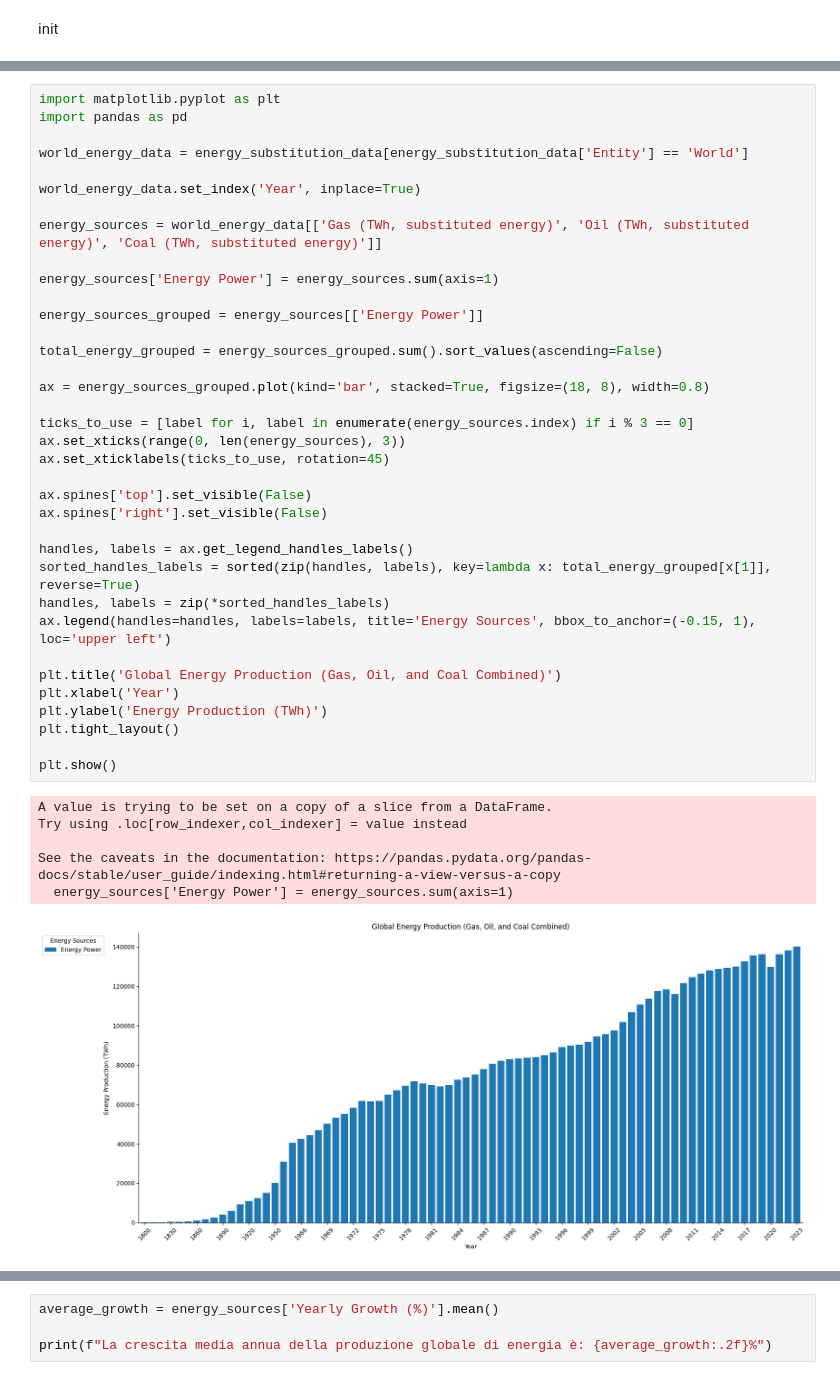
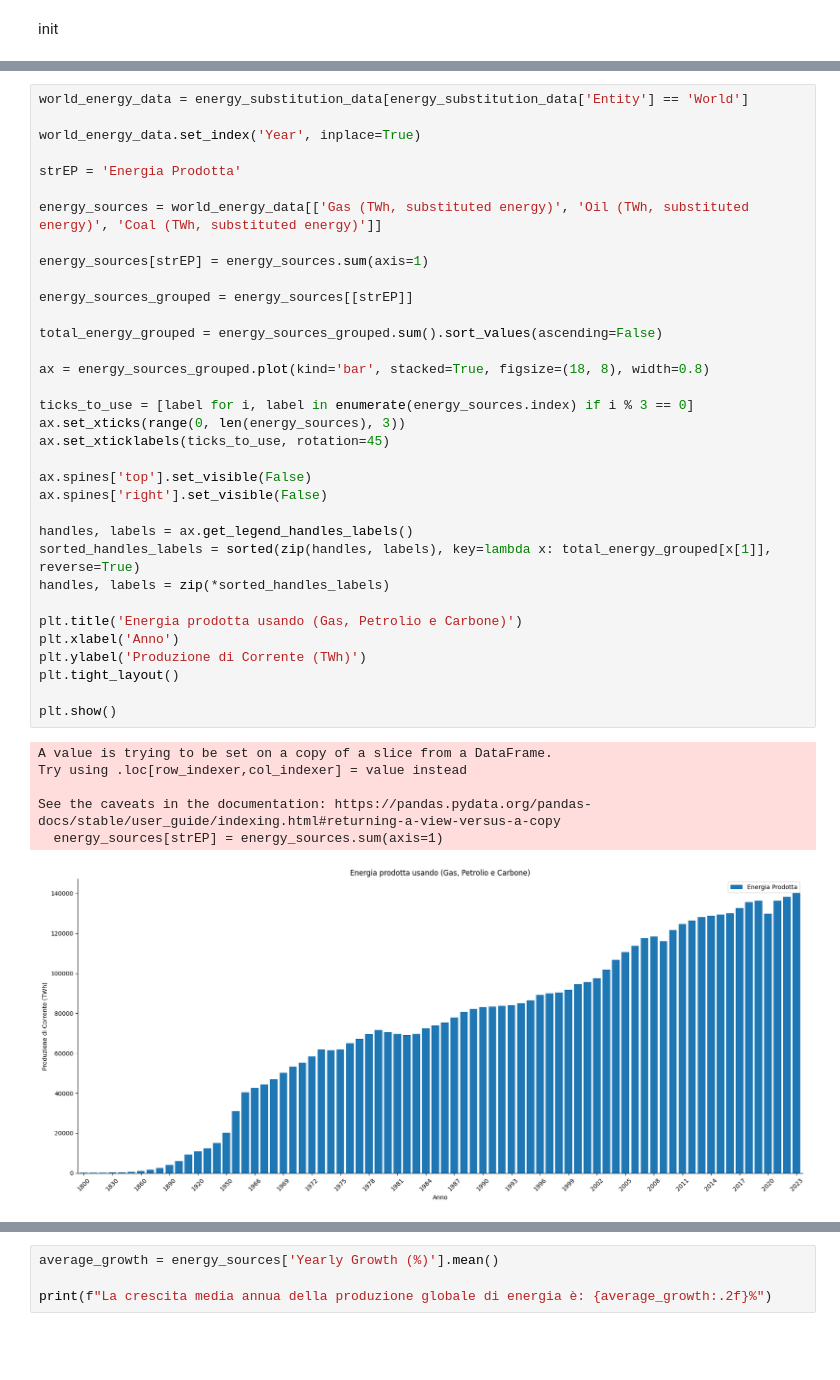
Before and after one commit to MartinWWDC/Carbon_Neutral_2050, a Jupyter notebook: Codici-Data/1-consumo.ipynb, the cells around one changed output, grey strips where cells are left out. Saved outputs shown, nothing was run; the diff lists cells and outputs as text; blank space fills up the shorter version.

```diff
--- a/Codici-Data/1-consumo.ipynb
+++ b/Codici-Data/1-consumo.ipynb
@@ -17,46 +17,44 @@ energy_substitution_data.head()
 | 3 | World | OWID_WRL | 1830 | 0.0 | 0.0 | 0.0 | ... |
 | 4 | World | OWID_WRL | 1840 | 0.0 | 0.0 | 0.0 | ... |
 # %%
-import matplotlib.pyplot as plt
-import pandas as pd
-
 world_energy_data = energy_substitution_data[energy_substitution_data['Entity'] == 'World']
 
 world_energy_data.set_index('Year', inplace=True)
 
+strEP = 'Energia Prodotta'
+
 energy_sources = world_energy_data[['Gas (TWh, substituted energy)', 'Oil (TWh, substituted energy)', 'Coal (TWh, substituted energy)']]
 
-energy_sources['Energy Power'] = energy_sources.sum(axis=1)
+energy_sources[strEP] = energy_sources.sum(axis=1)
 
-energy_sources_grouped = energy_sources[['Energy Power']]
+energy_sources_grouped = energy_sources[[strEP]]
 
 total_energy_grouped = energy_sources_grouped.sum().sort_values(ascending=False)
 
 ax = energy_sources_grouped.plot(kind='bar', stacked=True, figsize=(18, 8), width=0.8)
 
 ticks_to_use = [label for i, label in enumerate(energy_sources.index) if i % 3 == 0]
 ax.set_xticks(range(0, len(energy_sources), 3))
 ax.set_xticklabels(ticks_to_use, rotation=45)
 
 ax.spines['top'].set_visible(False)
 ax.spines['right'].set_visible(False)
 
 handles, labels = ax.get_legend_handles_labels()
 sorted_handles_labels = sorted(zip(handles, labels), key=lambda x: total_energy_grouped[x[1]], reverse=True)
 handles, labels = zip(*sorted_handles_labels)
-ax.legend(handles=handles, labels=labels, title='Energy Sources', bbox_to_anchor=(-0.15, 1), loc='upper left')
 
-plt.title('Global Energy Production (Gas, Oil, and Coal Combined)')
-plt.xlabel('Year')
-plt.ylabel('Energy Production (TWh)')
+plt.title('Energia prodotta usando (Gas, Petrolio e Carbone)')
+plt.xlabel('Anno')
+plt.ylabel('Produzione di Corrente (TWh)')
 plt.tight_layout()
 
 plt.show()
 # %% [output]
 A value is trying to be set on a copy of a slice from a DataFrame.
 Try using .loc[row_indexer,col_indexer] = value instead
 
 See the caveats in the documentation: https://pandas.pydata.org/pandas-docs/stable/user_guide/indexing.html#returning-a-view-versus-a-copy
-  energy_sources['Energy Power'] = energy_sources.sum(axis=1)
+  energy_sources[strEP] = energy_sources.sum(axis=1)
-[figure, old version]
+[figure, new version]
 # %%
```
Also changed, not shown: parts of 3 cells of this notebook, 5 other files.
